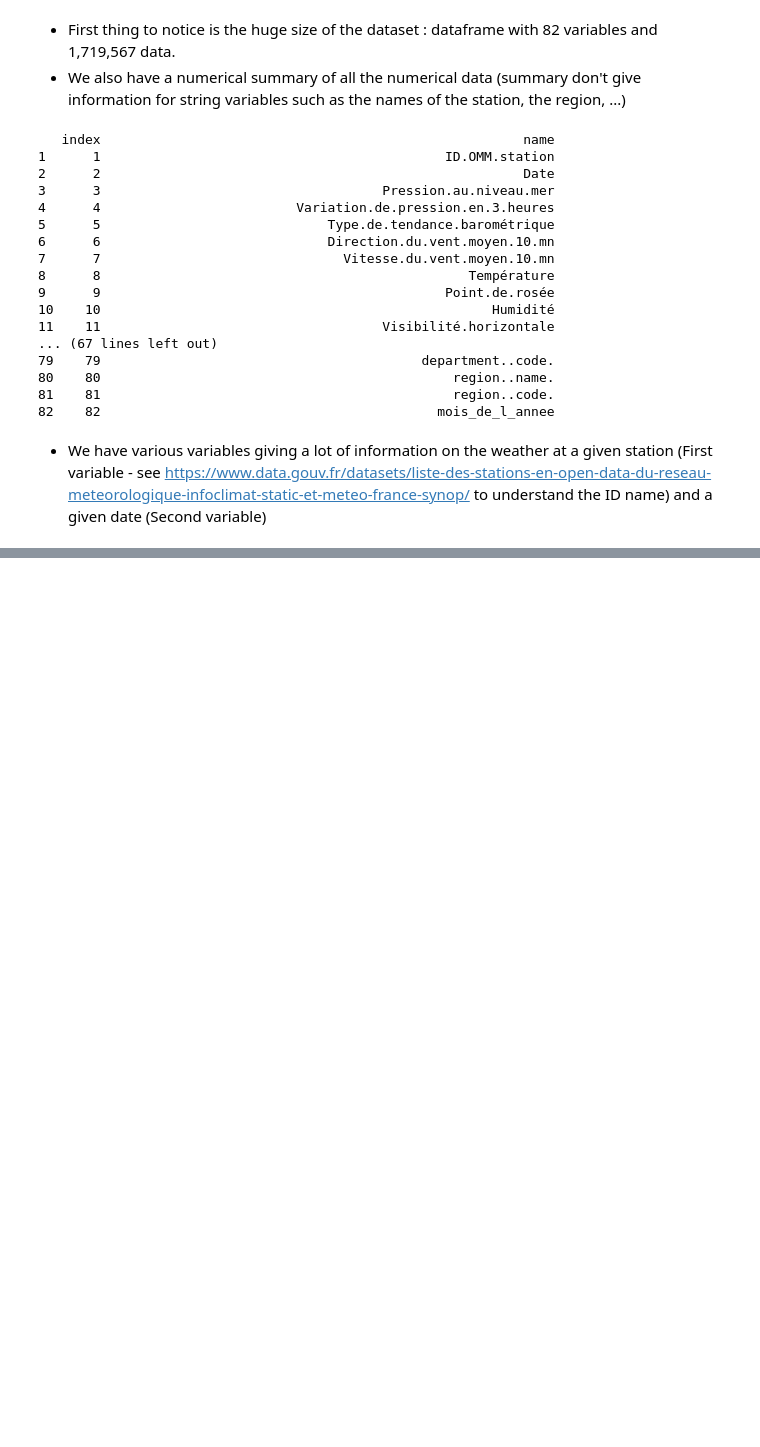
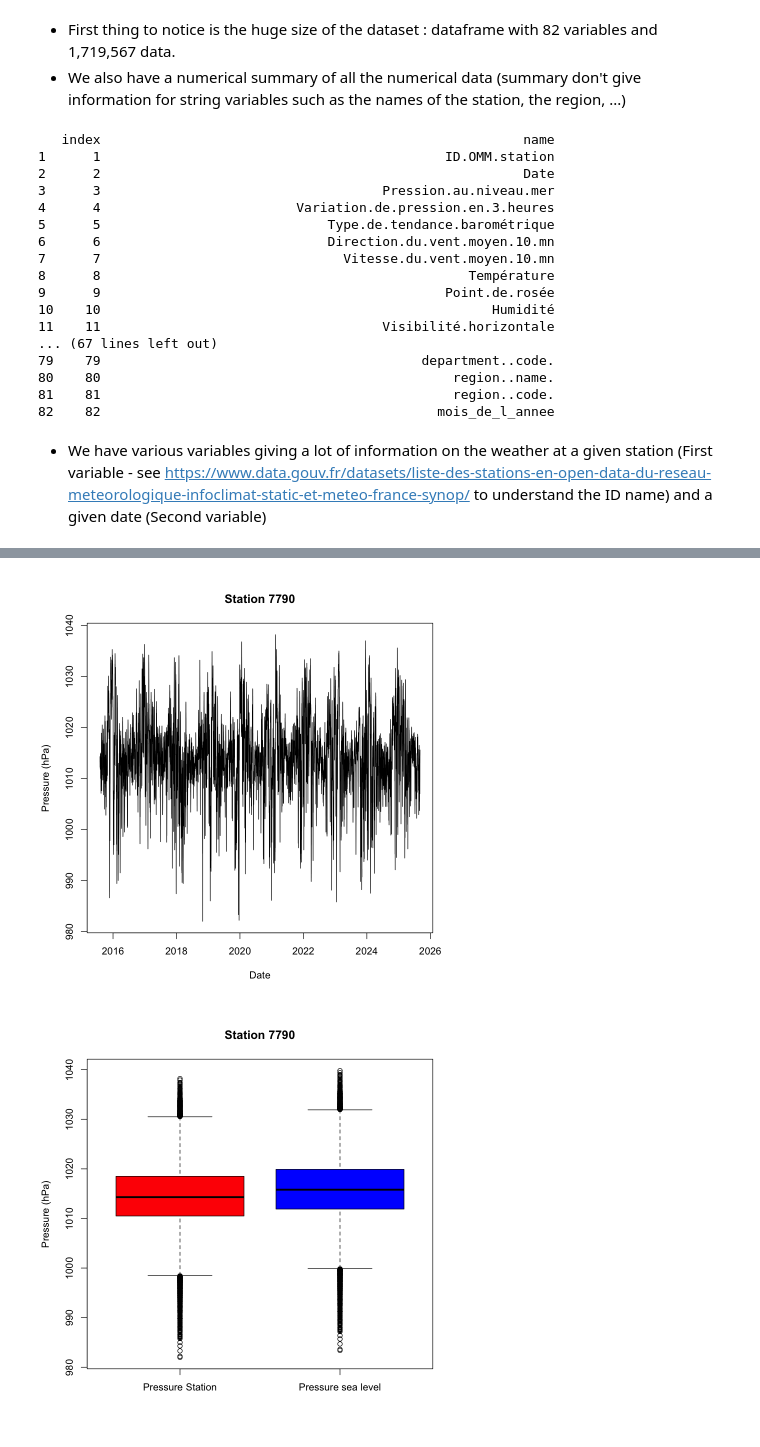
Before and after one commit to AugustinGrunewald/Statistics_Meteo, a Jupyter notebook: main.ipynb, the cells around one changed output, grey strips where cells are left out. Cells and saved outputs as stored; diff of their text form; code cells hidden in the pictures; blank space fills up the shorter version.

```diff
--- a/main.ipynb
+++ b/main.ipynb
@@ -120,0 +190,18 @@ A data.frame: 6 × 7
+# %%
+par(bg = "white")
+plot(pressure_data_7790$DateTime,
+    pressure_data_7790$Pression.station/100,
+    type = "l",
+    xlab = "Date",
+    ylab = "Pressure (hPa)",
+    main = "Station 7790")
+
+boxplot(pressure_data_7790$Pression.station/100,
+    pressure_data_7790$Pression.au.niveau.mer/100,
+    names = c("Pressure Station", "Pressure sea level"),
+    col = c("red", "blue"),
+    ylab = "Pressure (hPa)",
+    main = "Station 7790")
+# %% [output]
+[figure, added]
+[figure, added]
```
Also changed, not shown: parts of 6 cells of this notebook.
